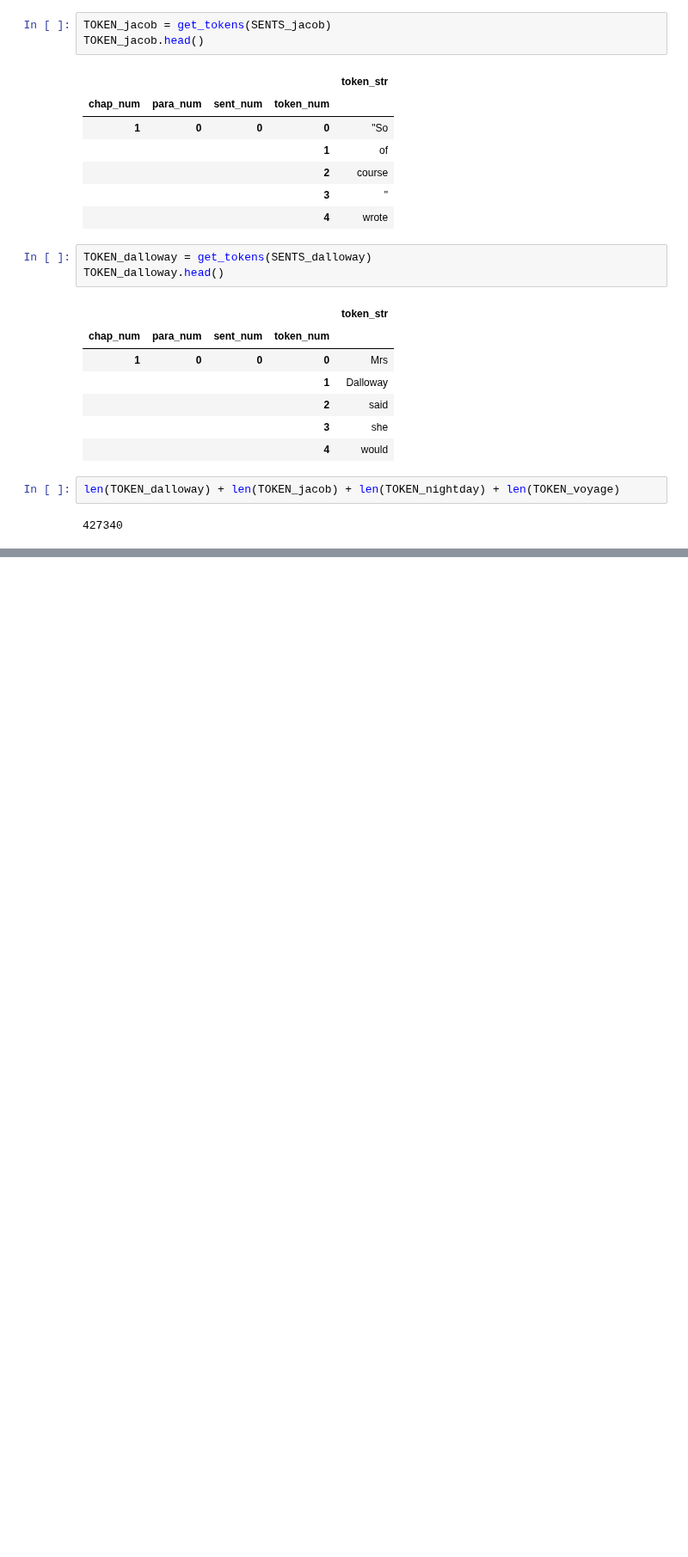
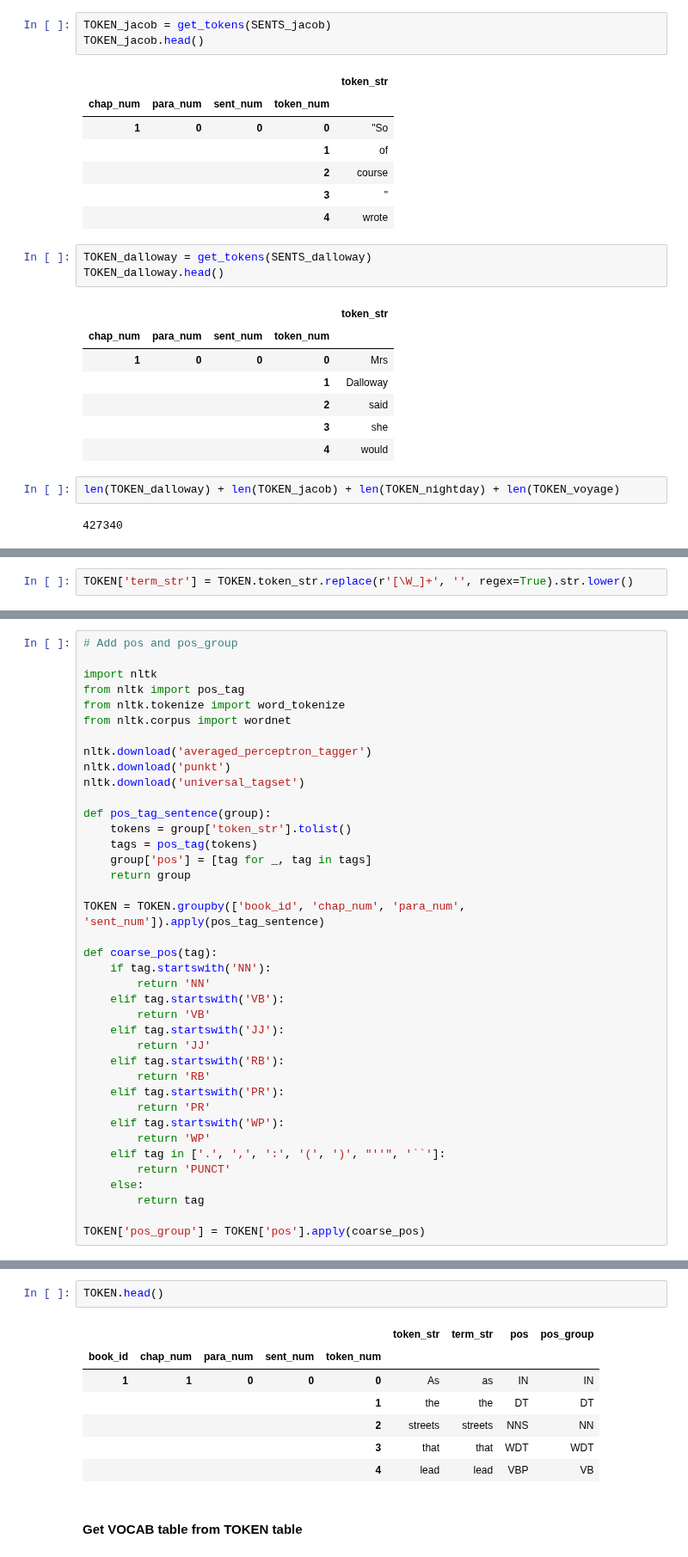
Before and after one commit to sqr8ap/DS5001-2025-01-R, a Jupyter notebook: final_project/Parse.ipynb, the cells around one changed output, grey strips where cells are left out. Shown at 86% size. Cells and saved outputs as stored; diff of their text form; blank space fills up the shorter version.

```diff
--- a/final_project/Parse.ipynb
+++ b/final_project/Parse.ipynb
@@ -489,0 +518,2 @@ len(TOKEN_dalloway) + len(TOKEN_jacob) + len(TOKEN_nightday) + len(TOKEN_voyage)
+# %%
+TOKEN['term_str'] = TOKEN.token_str.replace(r'[\W_]+', '', regex=True).str.lower()
@@ -489,0 +528,39 @@ len(TOKEN_dalloway) + len(TOKEN_jacob) + len(TOKEN_nightday) + len(TOKEN_voyage)
+# %%
+# Add pos and pos_group
+
+import nltk
+from nltk import pos_tag
+from nltk.tokenize import word_tokenize
+from nltk.corpus import wordnet
+
+nltk.download('averaged_perceptron_tagger')
+nltk.download('punkt')
+nltk.download('universal_tagset')
+
+def pos_tag_sentence(group):
+    tokens = group['token_str'].tolist()
+    tags = pos_tag(tokens)
+    group['pos'] = [tag for _, tag in tags]
+    return group
+
+TOKEN = TOKEN.groupby(['book_id', 'chap_num', 'para_num', 'sent_num']).apply(pos_tag_sentence)
+
+def coarse_pos(tag):
+    if tag.startswith('NN'):
+        return 'NN'
+    elif tag.startswith('VB'):
+        return 'VB'
+    elif tag.startswith('JJ'):
+        return 'JJ'
+    elif tag.startswith('RB'):
+        return 'RB'
+    elif tag.startswith('PR'):
+        return 'PR'
+    elif tag.startswith('WP'):
+        return 'WP'
+    elif tag in ['.', ',', ':', '(', ')', "''", '``']:
+        return 'PUNCT'
+    else:
+        return tag
+
+TOKEN['pos_group'] = TOKEN['pos'].apply(coarse_pos)
@@ -489,0 +585,12 @@ len(TOKEN_dalloway) + len(TOKEN_jacob) + len(TOKEN_nightday) + len(TOKEN_voyage)
+# %%
+TOKEN.head()
+# %% [output]
+|  |  |  |  |  | token_str | term_str | pos | pos_group |
+| book_id | chap_num | para_num | sent_num | token_num |  |  |  |  |
+| 1 | 1 | 0 | 0 | 0 | As | as | IN | IN |
+|  |  |  |  | 1 | the | the | DT | DT |
+|  |  |  |  | 2 | streets | streets | NNS | NN |
+|  |  |  |  | 3 | that | that | WDT | WDT |
+|  |  |  |  | 4 | lead | lead | VBP | VB |
+# %% [markdown]
+#### Get VOCAB table from TOKEN table
```
Also changed, not shown: parts of 63 cells of this notebook.
